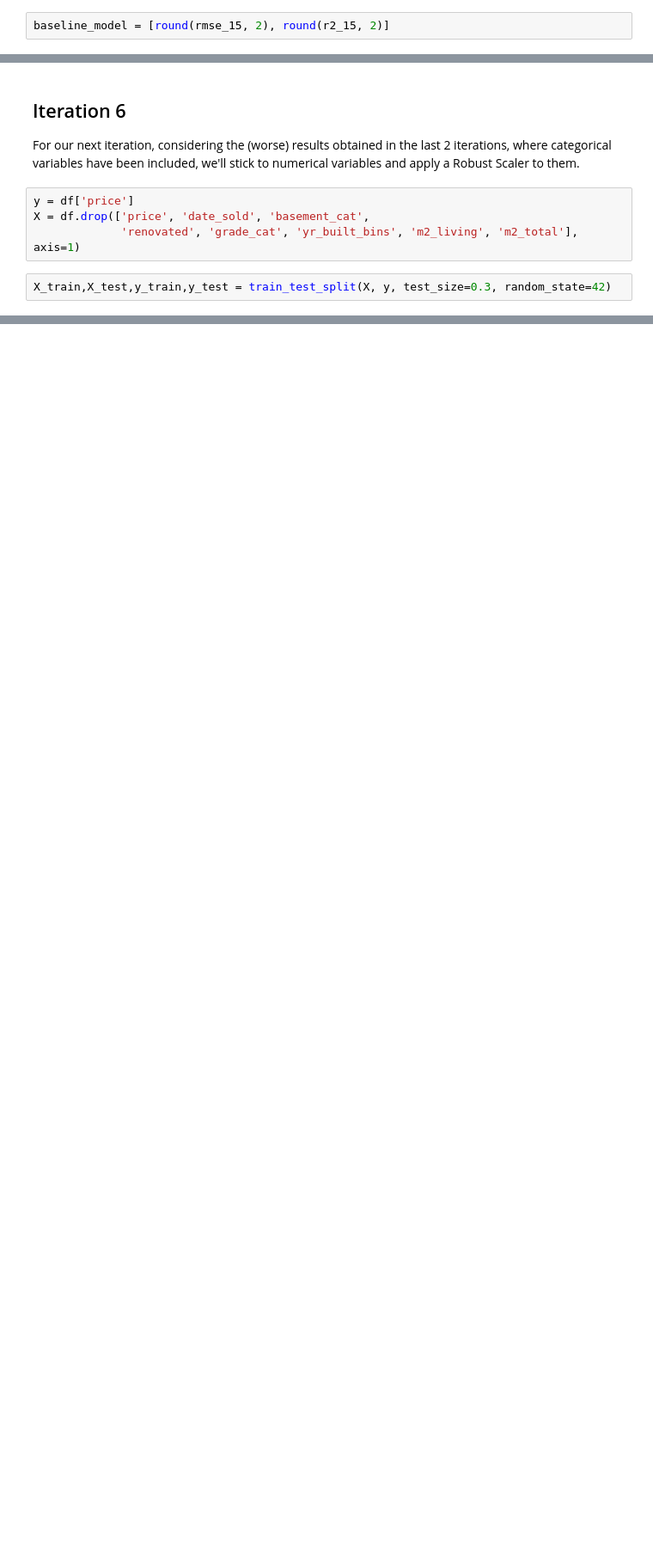
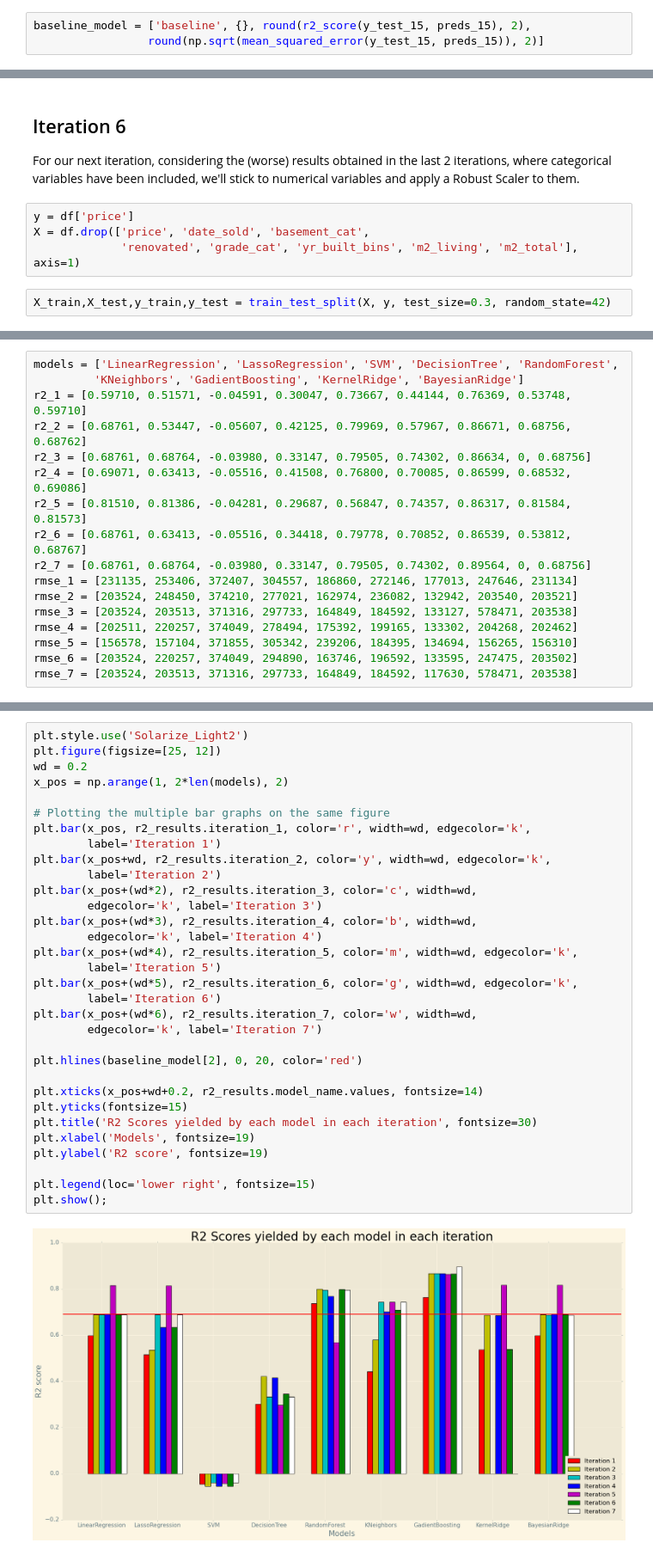
Before and after one commit to lamtranluu/IRON-HACK_Mid-Bootcamp-Project, a Jupyter notebook: Modeling/Modeling.ipynb, the cells around one changed output, grey strips where cells are left out. Shown at 86% size. Saved outputs shown, nothing was run; the diff lists cells and outputs as text; blank space fills up the shorter version.

Commit message:
final update modeling

```diff
--- a/Modeling/Modeling.ipynb
+++ b/Modeling/Modeling.ipynb
@@ -137,7 +155,8 @@ print(f'{mse}, {rmse}, {mae}, R2 baseline: {r2}, {mse_15}, {rmse_15}, {mae_15},
 # %% [markdown]
 For some reason, the model using m2_living and m2_total gets abnormal error metrics, but the one using m2_living15 and m2_total15 does not. This last model gets an R2 of 0.68 and a RMSE of 203524, which can be interpreted as predicting the price with a deviation of roughly $200k. We'll keep this as out baseline model, and completely ditch the variables m2_living and m2_total. One last thing we ought to do is to store the metrics for the definitive baseline model in a proper way.
 # %%
-baseline_model = [round(rmse_15, 2), round(r2_15, 2)]
+baseline_model = ['baseline', {}, round(r2_score(y_test_15, preds_15), 2),
+                 round(np.sqrt(mean_squared_error(y_test_15, preds_15)), 2)]
 # %% [markdown]
 ## Iteration 1
 For the first modeling iteration we will only include original features that show a high correlation with price in order to reduce potential noise. The features included will be: bedrooms, bathrooms, m2_living15, floors, waterfront, view, grade, m2_basement (we'll exclude m2_above because its high correlation with m2_living15), yr_renovated and lat. We will still not do any preprocessing, but we will apply the following models:
@@ -721,0 +898,17 @@ support vector machines {'C': 0.01} (-0.05608448938422628, 374212.7512224234)
+# %%
+models = ['LinearRegression', 'LassoRegression', 'SVM', 'DecisionTree', 'RandomForest',
+         'KNeighbors', 'GadientBoosting', 'KernelRidge', 'BayesianRidge']
+r2_1 = [0.59710, 0.51571, -0.04591, 0.30047, 0.73667, 0.44144, 0.76369, 0.53748, 0.59710]
+r2_2 = [0.68761, 0.53447, -0.05607, 0.42125, 0.79969, 0.57967, 0.86671, 0.68756, 0.68762]
+r2_3 = [0.68761, 0.68764, -0.03980, 0.33147, 0.79505, 0.74302, 0.86634, 0, 0.68756]
+r2_4 = [0.69071, 0.63413, -0.05516, 0.41508, 0.76800, 0.70085, 0.86599, 0.68532, 0.69086]
+r2_5 = [0.81510, 0.81386, -0.04281, 0.29687, 0.56847, 0.74357, 0.86317, 0.81584, 0.81573]
+r2_6 = [0.68761, 0.63413, -0.05516, 0.34418, 0.79778, 0.70852, 0.86539, 0.53812, 0.68767]
+r2_7 = [0.68761, 0.68764, -0.03980, 0.33147, 0.79505, 0.74302, 0.89564, 0, 0.68756]
+rmse_1 = [231135, 253406, 372407, 304557, 186860, 272146, 177013, 247646, 231134]
+rmse_2 = [203524, 248450, 374210, 277021, 162974, 236082, 132942, 203540, 203521]
+rmse_3 = [203524, 203513, 371316, 297733, 164849, 184592, 133127, 578471, 203538]
+rmse_4 = [202511, 220257, 374049, 278494, 175392, 199165, 133302, 204268, 202462]
+rmse_5 = [156578, 157104, 371855, 305342, 239206, 184395, 134694, 156265, 156310]
+rmse_6 = [203524, 220257, 374049, 294890, 163746, 196592, 133595, 247475, 203502]
+rmse_7 = [203524, 203513, 371316, 297733, 164849, 184592, 117630, 578471, 203538]
@@ -721,0 +968,34 @@ support vector machines {'C': 0.01} (-0.05608448938422628, 374212.7512224234)
+# %%
+plt.style.use('Solarize_Light2')
+plt.figure(figsize=[25, 12])
+wd = 0.2
+x_pos = np.arange(1, 2*len(models), 2)
+
+# Plotting the multiple bar graphs on the same figure
+plt.bar(x_pos, r2_results.iteration_1, color='r', width=wd, edgecolor='k',
+        label='Iteration 1')
+plt.bar(x_pos+wd, r2_results.iteration_2, color='y', width=wd, edgecolor='k',
+        label='Iteration 2')
+plt.bar(x_pos+(wd*2), r2_results.iteration_3, color='c', width=wd,
+        edgecolor='k', label='Iteration 3')
+plt.bar(x_pos+(wd*3), r2_results.iteration_4, color='b', width=wd,
+        edgecolor='k', label='Iteration 4')
+plt.bar(x_pos+(wd*4), r2_results.iteration_5, color='m', width=wd, edgecolor='k',
+        label='Iteration 5')
+plt.bar(x_pos+(wd*5), r2_results.iteration_6, color='g', width=wd, edgecolor='k',
+        label='Iteration 6')
+plt.bar(x_pos+(wd*6), r2_results.iteration_7, color='w', width=wd,
+        edgecolor='k', label='Iteration 7')
+
+plt.hlines(baseline_model[2], 0, 20, color='red')
+
+plt.xticks(x_pos+wd+0.2, r2_results.model_name.values, fontsize=14)
+plt.yticks(fontsize=15)
+plt.title('R2 Scores yielded by each model in each iteration', fontsize=30)
+plt.xlabel('Models', fontsize=19)
+plt.ylabel('R2 score', fontsize=19)
+
+plt.legend(loc='lower right', fontsize=15)
+plt.show();
+# %% [output]
+[figure, added]
```
Also changed, not shown: parts of 48 cells of this notebook.
